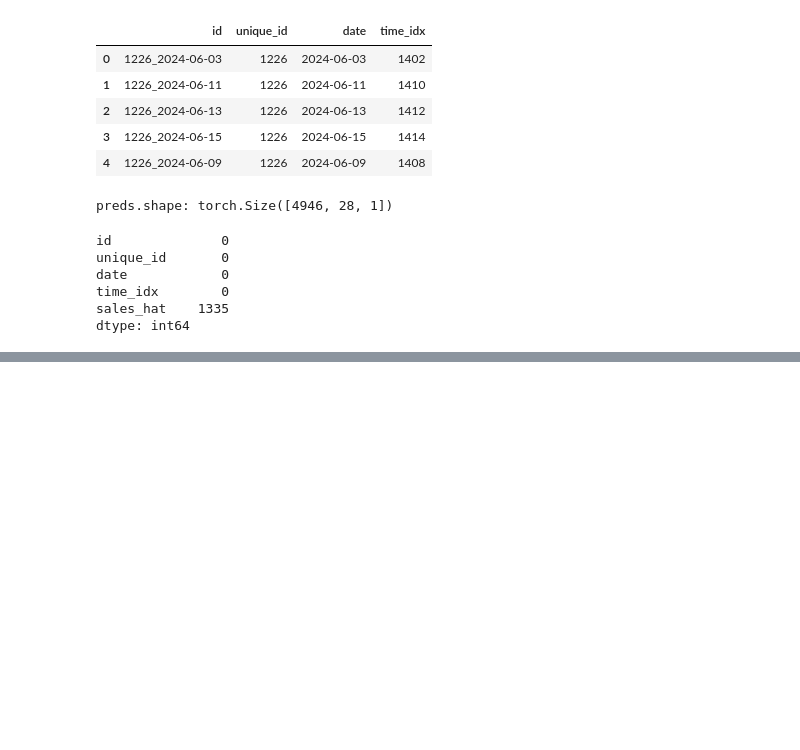
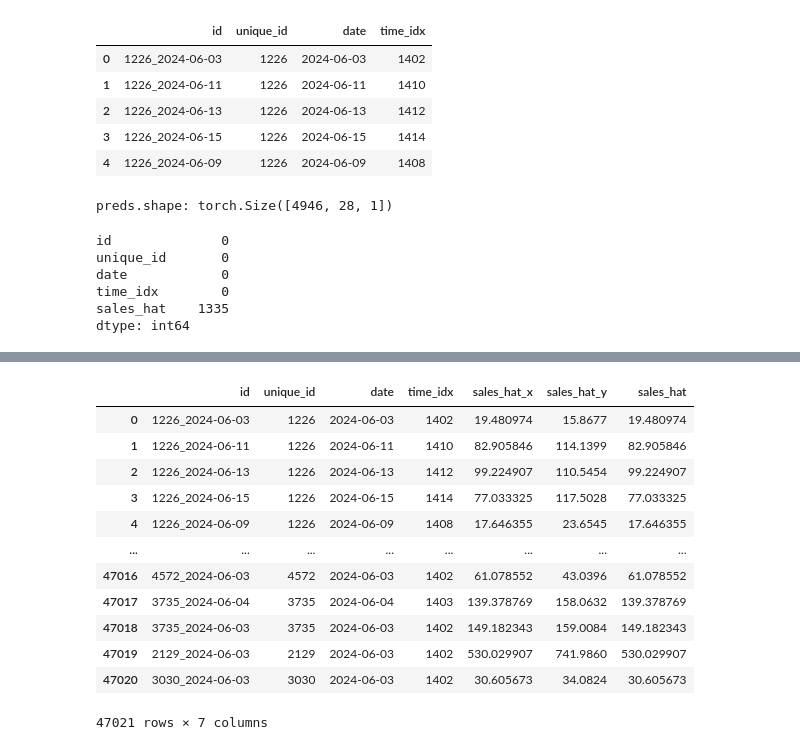
Before and after one commit to david188888/sale_forecasting, a Jupyter notebook: code/prediction.ipynb, the cells around one changed output, grey strips where cells are left out. Drawn from its saved outputs; the diff is of its cells as text; code cells hidden in the pictures; blank space fills up the shorter version.

```diff
--- a/code/prediction.ipynb
+++ b/code/prediction.ipynb
@@ -387,0 +401,17 @@ dtype: int64
+# %%
+solution["sales_hat"] = solution["sales_hat_x"].fillna(solution["sales_hat_y"])
+solution
+# %% [output]
+|  | id | unique_id | date | time_idx | sales_hat_x | sales_hat_y | sales_hat |
+| 0 | 1226_2024-06-03 | 1226 | 2024-06-03 | 1402 | 19.480974 | 15.8677 | 19.480974 |
+| 1 | 1226_2024-06-11 | 1226 | 2024-06-11 | 1410 | 82.905846 | 114.1399 | 82.905846 |
+| 2 | 1226_2024-06-13 | 1226 | 2024-06-13 | 1412 | 99.224907 | 110.5454 | 99.224907 |
+| 3 | 1226_2024-06-15 | 1226 | 2024-06-15 | 1414 | 77.033325 | 117.5028 | 77.033325 |
+| 4 | 1226_2024-06-09 | 1226 | 2024-06-09 | 1408 | 17.646355 | 23.6545 | 17.646355 |
+| ... | ... | ... | ... | ... | ... | ... | ... |
+| 47016 | 4572_2024-06-03 | 4572 | 2024-06-03 | 1402 | 61.078552 | 43.0396 | 61.078552 |
+| 47017 | 3735_2024-06-04 | 3735 | 2024-06-04 | 1403 | 139.378769 | 158.0632 | 139.378769 |
+| 47018 | 3735_2024-06-03 | 3735 | 2024-06-03 | 1402 | 149.182343 | 159.0084 | 149.182343 |
+| 47019 | 2129_2024-06-03 | 2129 | 2024-06-03 | 1402 | 530.029907 | 741.9860 | 530.029907 |
+| 47020 | 3030_2024-06-03 | 3030 | 2024-06-03 | 1402 | 30.605673 | 34.0824 | 30.605673 |
+47021 rows × 7 columns
```
Also changed, not shown: parts of 5 cells of this notebook.
